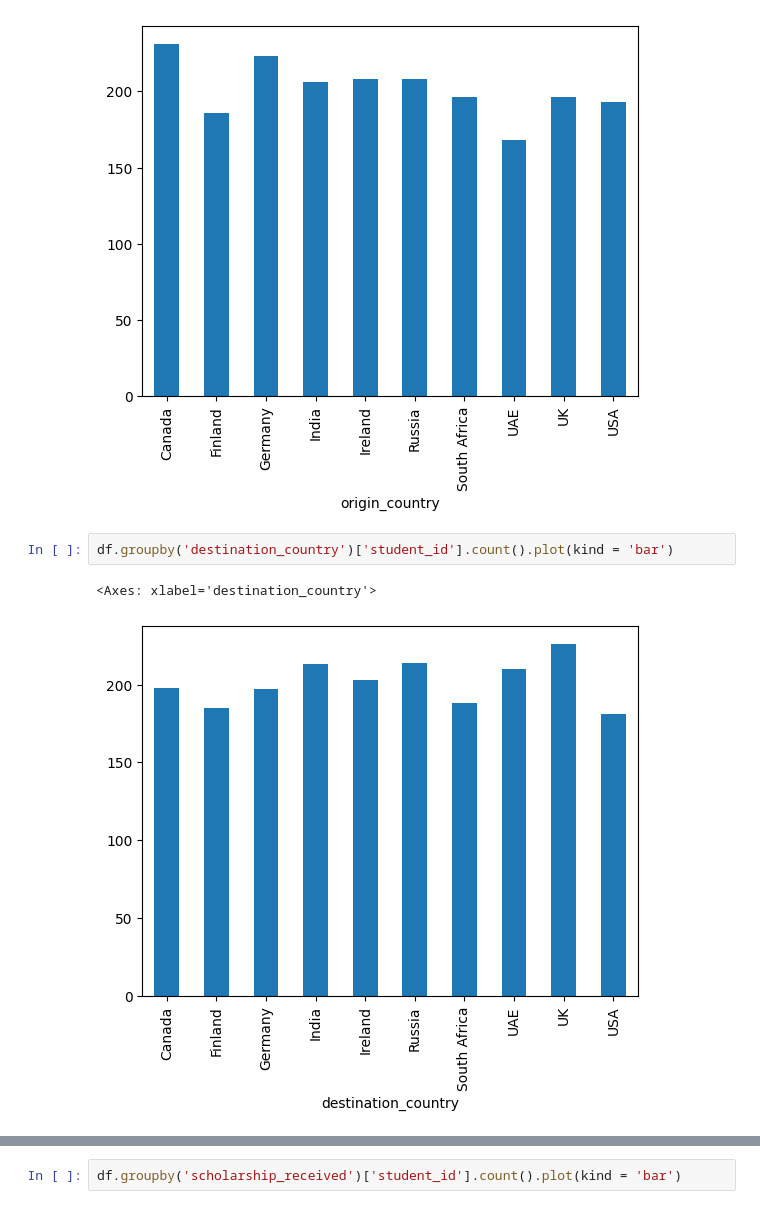
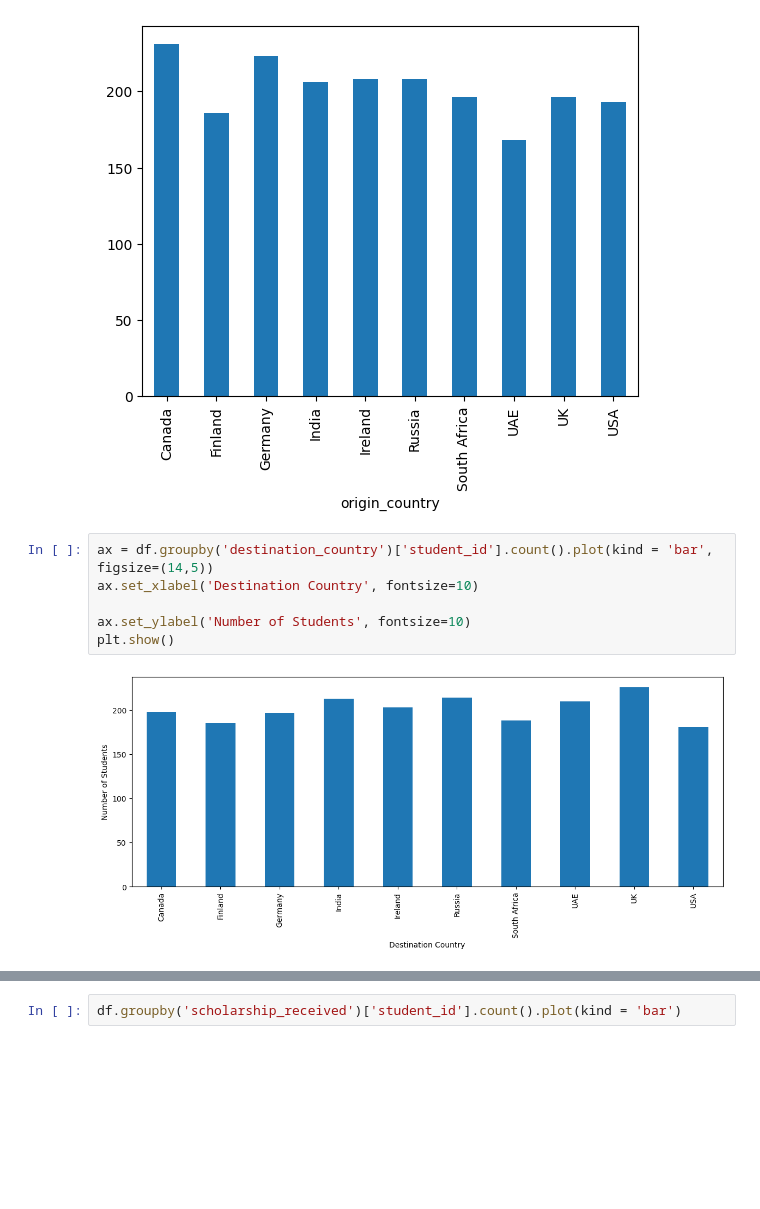
Before and after one commit to garcane/Global-Student-Migration-Higher-Education-Analysis, a Jupyter notebook: main.ipynb, the cells around one changed output, grey strips where cells are left out. Saved outputs shown, nothing was run; the diff lists cells and outputs as text; blank space fills up the shorter version.

Commit message:
Commit to main -  clean of the count by graphs

```diff
--- a/main.ipynb
+++ b/main.ipynb
@@ -81,10 +83,13 @@ df.groupby('origin_country')['student_id'].count().plot(kind = 'bar')
 <Axes: xlabel='origin_country'>
 [figure]
 # %%
-df.groupby('destination_country')['student_id'].count().plot(kind = 'bar')
+ax = df.groupby('destination_country')['student_id'].count().plot(kind = 'bar', figsize=(14,5))
+ax.set_xlabel('Destination Country', fontsize=10)
+
+ax.set_ylabel('Number of Students', fontsize=10)
+plt.show()
 # %% [output]
-<Axes: xlabel='destination_country'>
-[figure, old version]
+[figure, new version]
 # %%
 # Extend the graph lengthwise and make the x-axis label smaller
 ax = df.groupby('destination_city')['student_id'].count().plot(kind='bar', figsize=(14,5))
```
Also changed, not shown: parts of 3 cells of this notebook.
